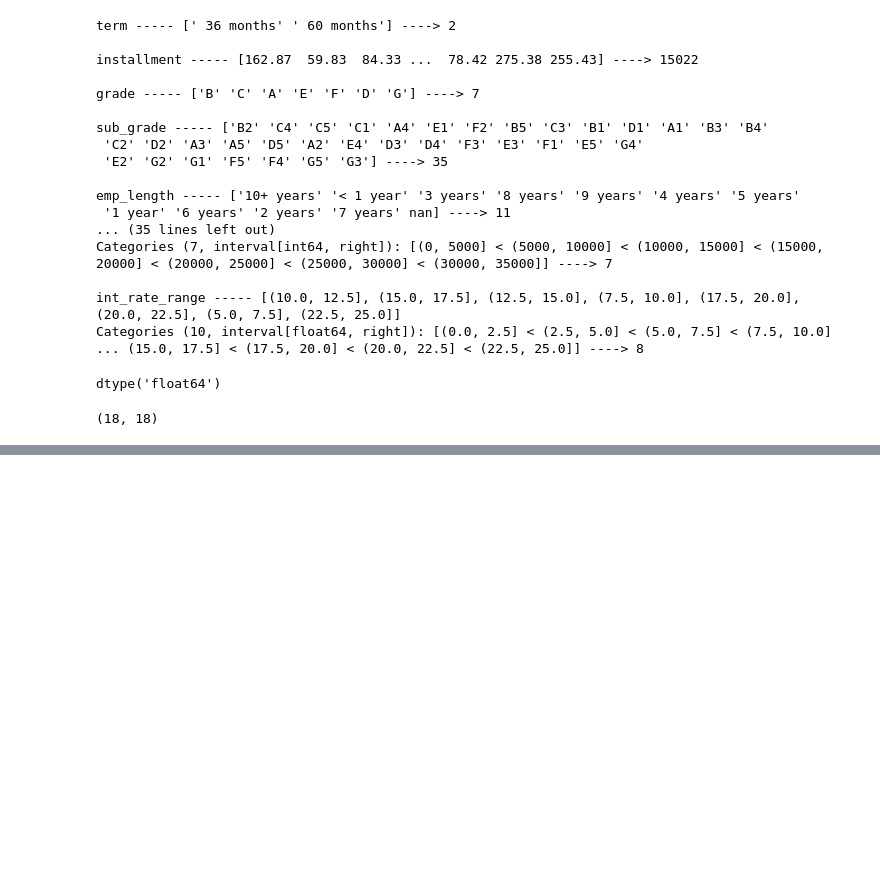
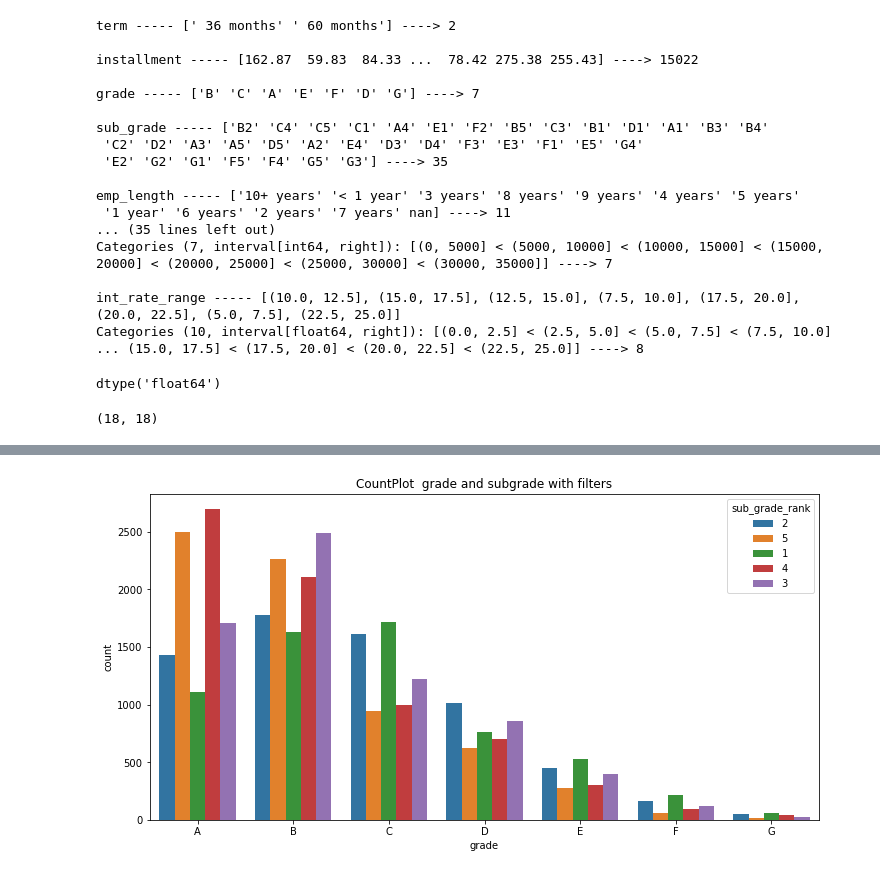
Before and after one commit to rawatdeepesh/LendingCaseStudy, a Jupyter notebook: lendingCaseStudy.ipynb, the cells around one changed output, grey strips where cells are left out. Cells and saved outputs as stored; diff of their text form; code cells hidden in the pictures; blank space fills up the shorter version.

```diff
--- a/lendingCaseStudy.ipynb
+++ b/lendingCaseStudy.ipynb
@@ -647,0 +690,7 @@ sns.countplot(df.loan_status)
+# %%
+plt.figure(figsize=(12,6))
+sns.countplot(x='grade',order=['A','B','C','D','E','F','G'],hue="sub_grade_rank",data=df[df.loan_status=="Fully Paid"])
+plt.title("CountPlot  grade and subgrade with filters")
+plt.show()
+# %% [output]
+[figure, added]
```
Also changed, not shown: parts of 11 cells of this notebook.
